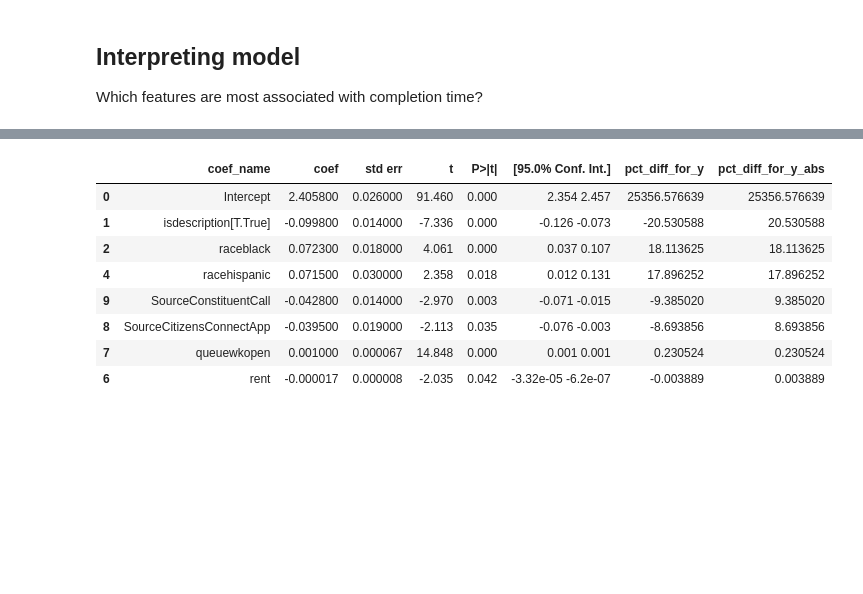
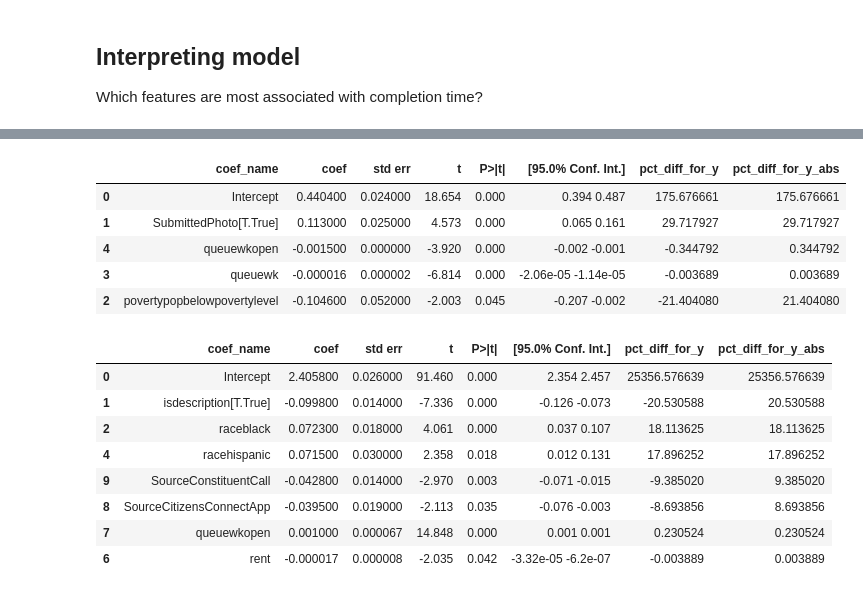
Before and after one commit to aok1425/311-prediction-times, a Jupyter notebook: modeling_q2_completion_time/separate_categs/17 explaining animal requests.ipynb, the cells around one changed output, grey strips where cells are left out. Cells and saved outputs as stored; diff of their text form; code cells hidden in the pictures; blank space fills up the shorter version.

```diff
--- a/modeling_q2_completion_time/separate_categs/17 explaining animal requests.ipynb
+++ b/modeling_q2_completion_time/separate_categs/17 explaining animal requests.ipynb
@@ -326,3 +289,12 @@ df_results.shape
+# %%
+df_results.sort_values('P>|t|')
+# %% [output]
+|  | coef_name | coef | std err | t | P>|t| | [95.0% Conf. Int.] | pct_diff_for_y | pct_diff_for_y_abs |
+| 0 | Intercept | 0.440400 | 0.024000 | 18.654 | 0.000 | 0.394 0.487 | 175.676661 | 175.676661 |
+| 1 | SubmittedPhoto[T.True] | 0.113000 | 0.025000 | 4.573 | 0.000 | 0.065 0.161 | 29.717927 | 29.717927 |
+| 4 | queuewkopen | -0.001500 | 0.000000 | -3.920 | 0.000 | -0.002 -0.001 | -0.344792 | 0.344792 |
+| 3 | queuewk | -0.000016 | 0.000002 | -6.814 | 0.000 | -2.06e-05 -1.14e-05 | -0.003689 | 0.003689 |
+| 2 | povertypopbelowpovertylevel | -0.104600 | 0.052000 | -2.003 | 0.045 | -0.207 -0.002 | -21.404080 | 21.404080 |
 # %%
 df_results[df_results['P>|t|'] < 0.1]
 # %% [output]
```
Also changed, not shown: parts of 26 cells of this notebook, 2 other files.
